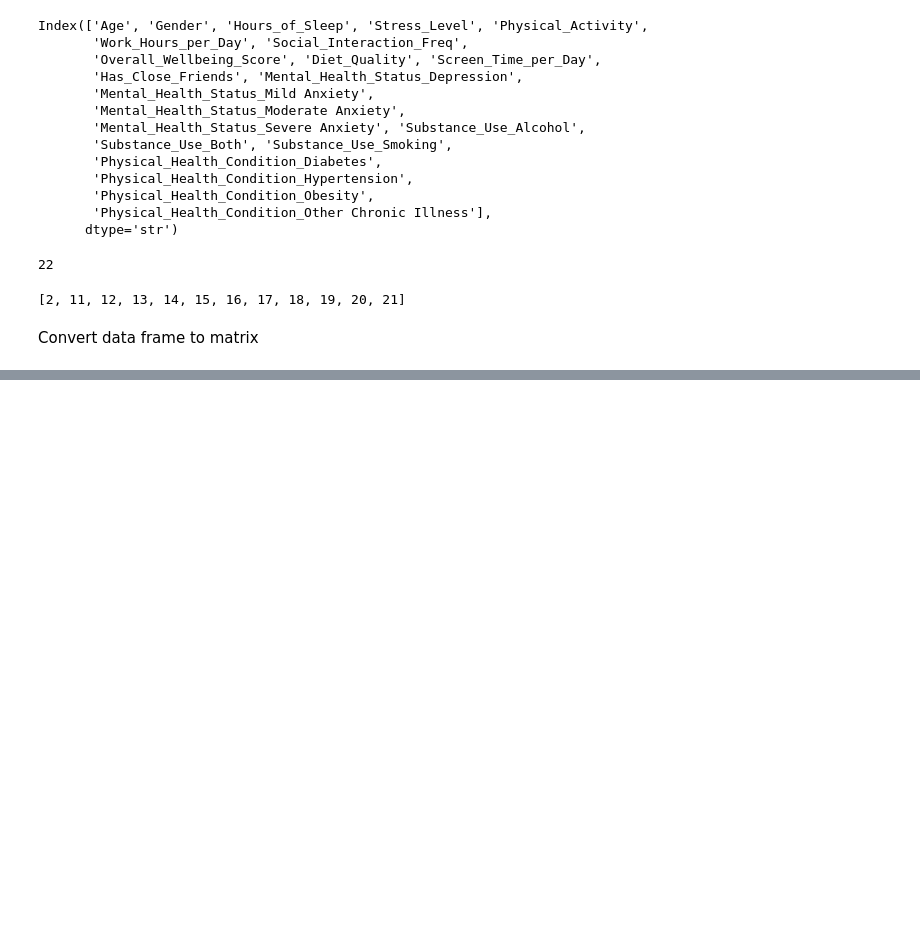
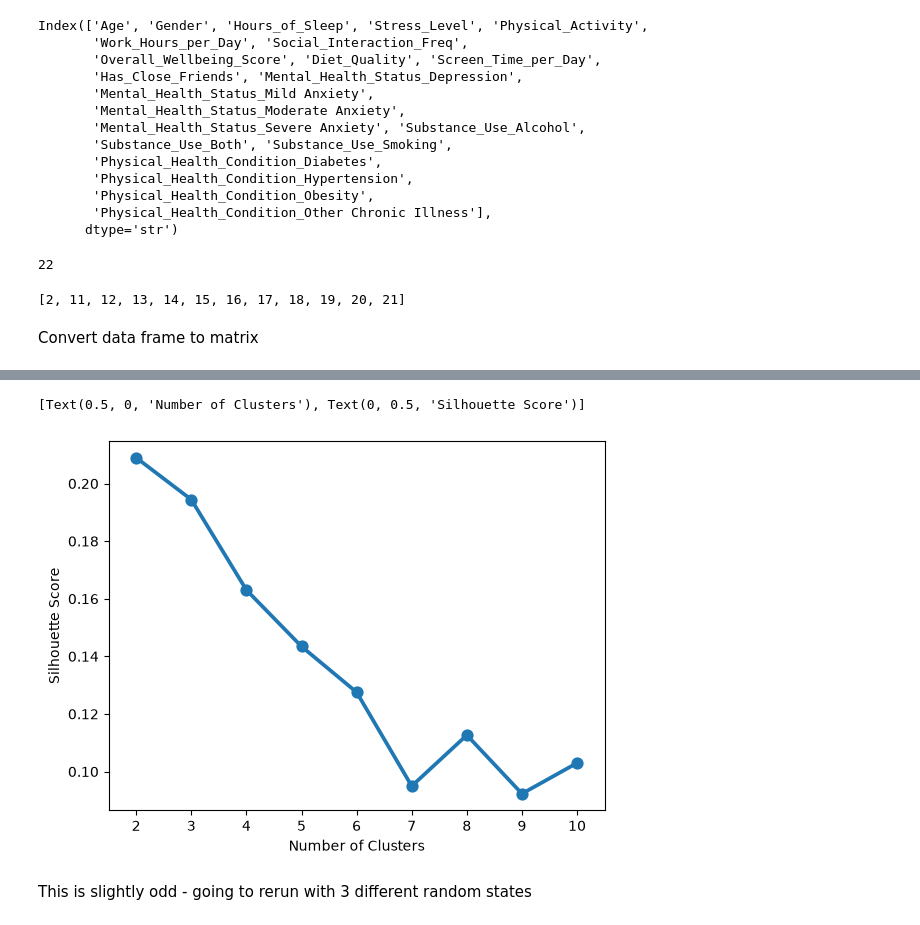
Before and after one commit to theppel/K-means, a Jupyter notebook: working.ipynb, the cells around one changed output, grey strips where cells are left out. Saved outputs shown, nothing was run; the diff lists cells and outputs as text; code cells hidden in the pictures; blank space fills up the shorter version.

```diff
--- a/working.ipynb
+++ b/working.ipynb
@@ -276,0 +300,40 @@ mh_matrix = mh.to_numpy()
+# %%
+# Define a function to calculate a distance matrix for the mixed data types
+def Mix_Dis_Mat(Num, Cat, gamma):
+    """
+    A function to calculate a distance matrix for mixed data types (numerical and categorical) for a KPrototypes object.
+
+    Args:
+        Num (pandas DataFrame): A DataFrame containing numerical features.
+        Cat (pandas DataFrame): A DataFrame containing categorical features.
+        gamma (float): A weight for the categorical distance from the .gamma property of a KPrototypes object.
+
+    Returns:
+        numpy.ndarray: A distance matrix for the mixed data types.
+    """
+
+    # Calculate the numerical distance matrix using Euclidean distance
+    num_dis = squareform(pdist(Num, metric='euclidean'))**2
+
+    # Calculate the categorical distance matrix using Hamming distance
+    cat_dis = squareform(pdist(Cat, metric='hamming')) * Cat.shape[1]
+
+    # Combine the numerical and categorical distance matrices with the specified weight for categorical distance
+    return num_dis + gamma * cat_dis
+
+# set the data frames to use later
+num_data = mh[continuous_cols]
+cat_data = mh.iloc[:,cat_cols]
+# %%
+%%time
+# Now going to re-run the k-means calculating silhouette scores for each number of clusters
+# It looked like the elbow was before 10, so will just do 2-10 clusters
+
+scores = []
+for cluster in range(2, 11):
+    kproto = KPrototypes(n_jobs = -1,n_clusters=cluster, init='Huang', random_state = 0)
+    labels = kproto.fit_predict(mh_matrix, categorical=cat_cols)
+
+    dis_mat = Mix_Dis_Mat(num_data, cat_data, kproto.gamma)
+    score = silhouette_score(dis_mat, labels, metric='precomputed')
+    scores.append(score)
@@ -276,0 +343,7 @@ mh_matrix = mh.to_numpy()
+# %%
+sns.pointplot(x=range(2, 11), y=scores).set(xlabel = "Number of Clusters", ylabel = "Silhouette Score")
+# %% [output]
+[Text(0.5, 0, 'Number of Clusters'), Text(0, 0.5, 'Silhouette Score')]
+[figure, added]
+# %% [markdown]
+This is slightly odd - going to rerun with 3 different random states
```
Also changed, not shown: parts of 11 cells of this notebook.
